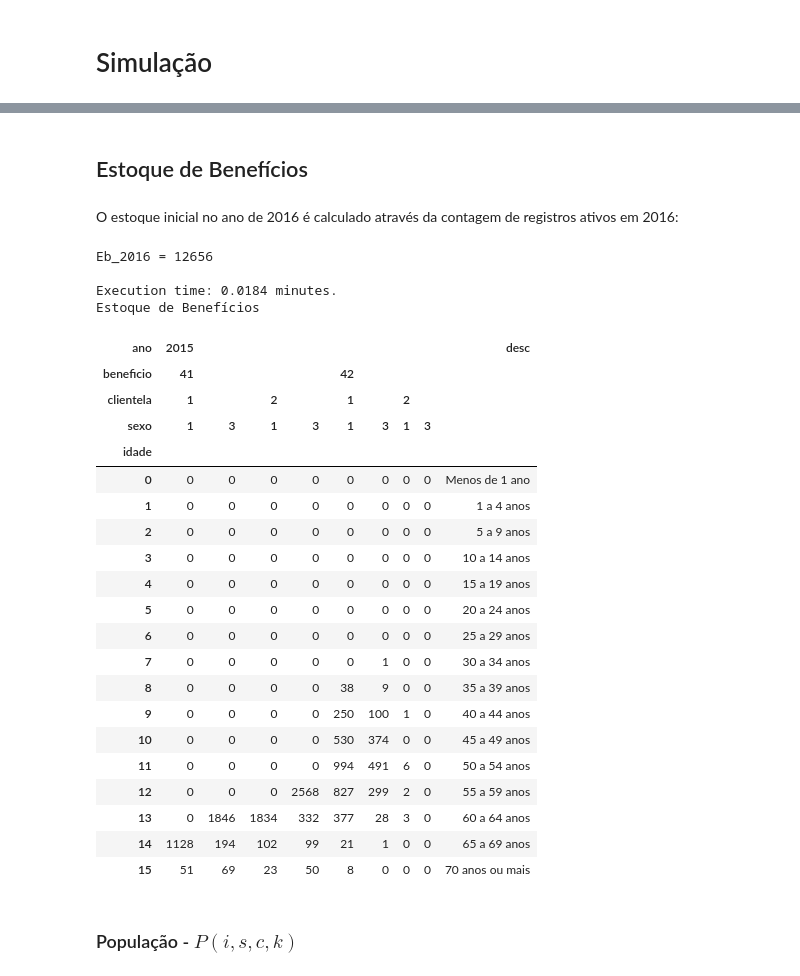
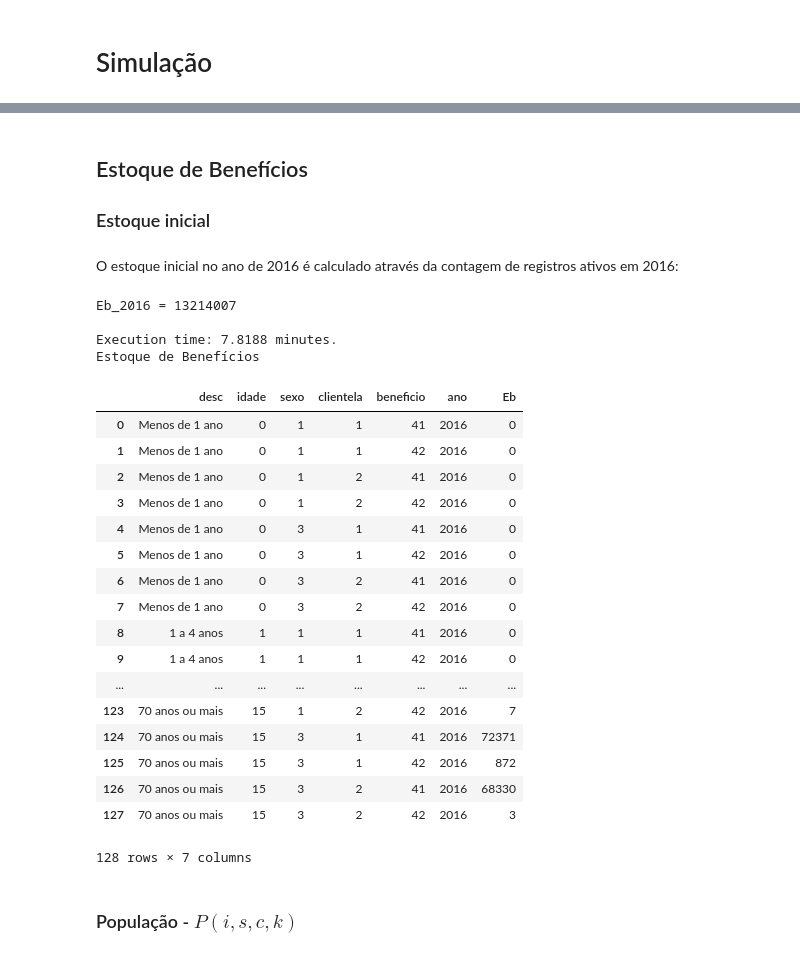
Before and after one commit to andrespp/ds-prev, a Jupyter notebook: analysis/Simulacao_RGPS.ipynb, the cells around one changed output, grey strips where cells are left out. Cells and saved outputs as stored; diff of their text form; code cells hidden in the pictures.

```diff
--- a/analysis/Simulacao_RGPS.ipynb
+++ b/analysis/Simulacao_RGPS.ipynb
@@ -10,8 +10,8 @@ import time
 
 # Parâmetros da simulação
 i = np.arange(0,16,1)         # [0,15]
-#t = np.arange(2016,2036,1)    # [2016, 2035]
-t = [2015]
+t = np.arange(2016,2036,1)    # [2017, 2035]
+t_base = [2016]
 s = np.array([1, 3])
 c = np.array([1, 2])
 k = [41, 42]
@@ -21,8 +21,8 @@ k = [41, 42]
 #     46, # Aposentadoria por tempo de serviço especial
 #     57]  #Aposentadoria por tempo de serviço de professor
 
-dbtable = 'FATO_AUXILIO_SAMPLE'
-#dbtable = 'FATO_AUXILIO'
+#dbtable = 'FATO_AUXILIO_SAMPLE'
+dbtable = 'FATO_AUXILIO'
 
 # Conection parameters
 host='tama'
@@ -233,13 +233,13 @@ Onde:
 # %% [markdown]
 # Simulação
 # %%
-# Create simulation dataframe
+# Create base dataframe
 nvars = 5
-ngroups = len(i) * len(t) * len(s) * len(c) * len(k)
+ngroups = len(i) * len(t_base) * len(s) * len(c) * len(k)
 dt = np.empty([ngroups, nvars],dtype=int)
 row = 0
 for idade in i:
-    for ano in t:
+    for ano in t_base:
         for sexo in s:
             for clientela in c:
                 for beneficio in k:
@@ -275,6 +275,8 @@ df
 128 rows × 6 columns
 # %% [markdown]
 ## Estoque de Benefícios
+
+### Estoque inicial
 # %% [markdown]
 O estoque inicial no ano de 2016 é calculado através da contagem de registros ativos em 2016:
 # %%
@@ -283,56 +285,54 @@ try:
     conn = psycopg2.connect("host='{}' port={} dbname='{}'user={} password={}"
             .format(host, port, dbname, user, pwd))
 except:
         print("Unable to connect to the database")
 
 func_time = time.time()
 
 Eb2016 = dp.Eb(conn, dbtable, i, s, c, k)
 print("Eb_2016 = {}".format(Eb2016))
 
 df['Eb'] = df.apply(lambda row: dp.Eb(conn, dbtable,
                                       i=[row['idade']],
                                       s=[row['sexo']],
                                       c=[row['clientela']],
                                       k=[row['beneficio']]), axis=1)
 # Close communication with the database
 conn.close()
 
 elapsed_time = (time.time() - func_time) / 60
 print("\nExecution time: {0:0.4f} minutes.".format(elapsed_time))
 
 # Pivot table
 pveb = df.pivot_table(values='Eb',index='idade',columns=['ano', 'beneficio', 'clientela', 'sexo'])
 pveb['desc'] = pveb.index
 pveb['desc'] = pveb['desc'].apply(lambda x: dp.get_age_description(x))
 print("Estoque de Benefícios")
 pveb
+df
 # %% [output]
-Eb_2016 = 12656
+Eb_2016 = 13214007
 
-Execution time: 0.0184 minutes.
+Execution time: 7.8188 minutes.
 Estoque de Benefícios
-| ano | 2015 |  |  |  |  |  |  |  | desc |
-| beneficio | 41 |  |  |  | 42 |  |  |  |  |
-| clientela | 1 |  | 2 |  | 1 |  | 2 |  |  |
-| sexo | 1 | 3 | 1 | 3 | 1 | 3 | 1 | 3 |  |
-| idade |  |  |  |  |  |  |  |  |  |
-| 0 | 0 | 0 | 0 | 0 | 0 | 0 | 0 | 0 | Menos de 1 ano |
-| 1 | 0 | 0 | 0 | 0 | 0 | 0 | 0 | 0 | 1 a 4 anos |
-| 2 | 0 | 0 | 0 | 0 | 0 | 0 | 0 | 0 | 5 a 9 anos |
-| 3 | 0 | 0 | 0 | 0 | 0 | 0 | 0 | 0 | 10 a 14 anos |
-| 4 | 0 | 0 | 0 | 0 | 0 | 0 | 0 | 0 | 15 a 19 anos |
-| 5 | 0 | 0 | 0 | 0 | 0 | 0 | 0 | 0 | 20 a 24 anos |
-| 6 | 0 | 0 | 0 | 0 | 0 | 0 | 0 | 0 | 25 a 29 anos |
-| 7 | 0 | 0 | 0 | 0 | 0 | 1 | 0 | 0 | 30 a 34 anos |
-| 8 | 0 | 0 | 0 | 0 | 38 | 9 | 0 | 0 | 35 a 39 anos |
-| 9 | 0 | 0 | 0 | 0 | 250 | 100 | 1 | 0 | 40 a 44 anos |
-| 10 | 0 | 0 | 0 | 0 | 530 | 374 | 0 | 0 | 45 a 49 anos |
-| 11 | 0 | 0 | 0 | 0 | 994 | 491 | 6 | 0 | 50 a 54 anos |
-| 12 | 0 | 0 | 0 | 2568 | 827 | 299 | 2 | 0 | 55 a 59 anos |
-| 13 | 0 | 1846 | 1834 | 332 | 377 | 28 | 3 | 0 | 60 a 64 anos |
-| 14 | 1128 | 194 | 102 | 99 | 21 | 1 | 0 | 0 | 65 a 69 anos |
-| 15 | 51 | 69 | 23 | 50 | 8 | 0 | 0 | 0 | 70 anos ou mais |
+|  | desc | idade | sexo | clientela | beneficio | ano | Eb |
+| 0 | Menos de 1 ano | 0 | 1 | 1 | 41 | 2016 | 0 |
+| 1 | Menos de 1 ano | 0 | 1 | 1 | 42 | 2016 | 0 |
+| 2 | Menos de 1 ano | 0 | 1 | 2 | 41 | 2016 | 0 |
+| 3 | Menos de 1 ano | 0 | 1 | 2 | 42 | 2016 | 0 |
+| 4 | Menos de 1 ano | 0 | 3 | 1 | 41 | 2016 | 0 |
+| 5 | Menos de 1 ano | 0 | 3 | 1 | 42 | 2016 | 0 |
+| 6 | Menos de 1 ano | 0 | 3 | 2 | 41 | 2016 | 0 |
+| 7 | Menos de 1 ano | 0 | 3 | 2 | 42 | 2016 | 0 |
+| 8 | 1 a 4 anos | 1 | 1 | 1 | 41 | 2016 | 0 |
+| 9 | 1 a 4 anos | 1 | 1 | 1 | 42 | 2016 | 0 |
+| ... | ... | ... | ... | ... | ... | ... | ... |
+| 123 | 70 anos ou mais | 15 | 1 | 2 | 42 | 2016 | 7 |
+| 124 | 70 anos ou mais | 15 | 3 | 1 | 41 | 2016 | 72371 |
+| 125 | 70 anos ou mais | 15 | 3 | 1 | 42 | 2016 | 872 |
+| 126 | 70 anos ou mais | 15 | 3 | 2 | 41 | 2016 | 68330 |
+| 127 | 70 anos ou mais | 15 | 3 | 2 | 42 | 2016 | 3 |
+128 rows × 7 columns
 # %% [markdown]
 ### População - $P(i,s,c,k)$
 # %% [markdown]
```
Also changed, not shown: parts of 15 cells of this notebook, 1 other file.
